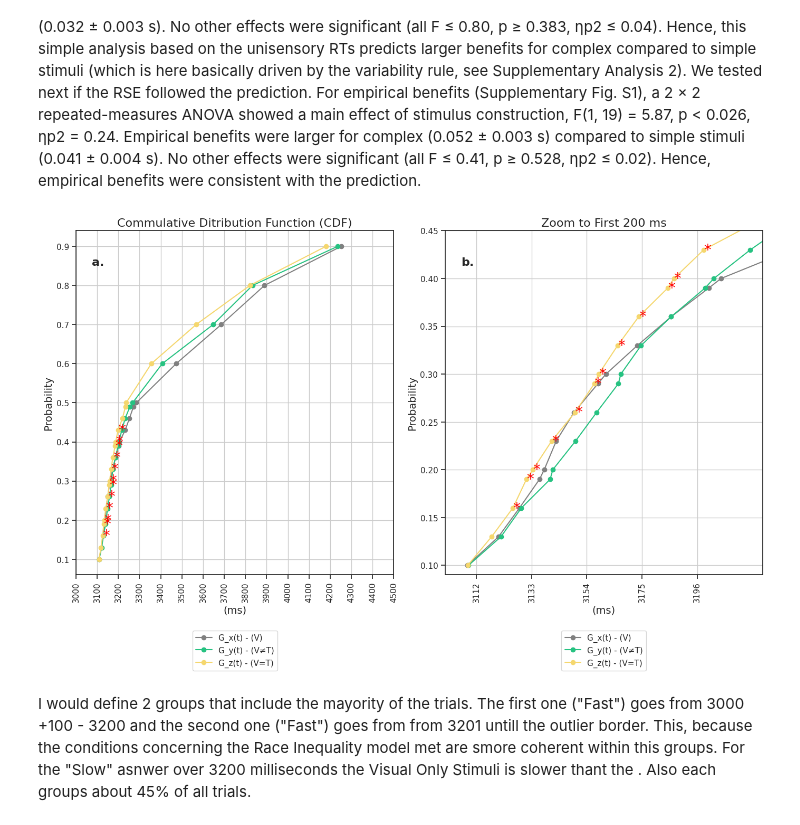
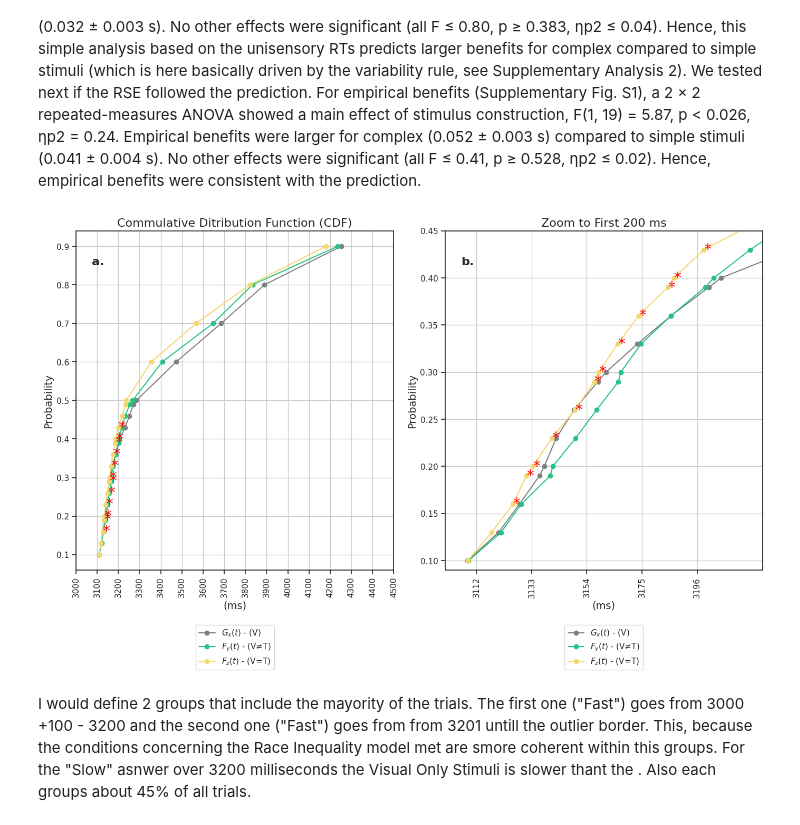
Before and after one commit to BenjaminDupre/m-b_thesis, a Jupyter notebook: Analysis/Analysis..ipynb, the cells around one changed output. Drawn from its saved outputs; the diff is of its cells as text; code cells hidden in the pictures.

```diff
--- a/Analysis/Analysis..ipynb
+++ b/Analysis/Analysis..ipynb
@@ -1441,9 +1441,9 @@ def race_model(X, Y, Z, P, Plot):
     if Plot:
         plt.figure(figsize=(12,6))
         #bin_edges = range(3000, int(work_df_no_outl['time_ms'].max()) + 100, 100)
-        plt.plot(Xp, P, '-o', label='G_x(t) - (Visual Only)')
-        plt.plot(Yp, P, '-o', label='G_y(t) - (Visual + Tactile Incongruent )')
-        plt.plot(Zp, P, '-o', label='G_z(t) - (Visual + Tactile Congruent)')
+        plt.plot(Xp, P, '-o', label='$F_x(t)$ - (Visual Only)')
+        plt.plot(Yp, P, '-o', label='$F_y(t)$ - (Visual + Tactile Incongruent )')
+        plt.plot(Zp, P, '-o', label='$F_z(t)$ - (Visual + Tactile Congruent)')
 
         #plt.plot(Bp, P, '-', label='G_x(t)+G_y(t)')
         #plt.axis([min(Ux + Uy + Uz) - 10,
@@ -1727,9 +1727,9 @@ fig, axes = plt.subplots(1, 2, figsize=(14, 9))
 # bin_edges = range(3000, int(work_df_no_outl['time_ms'].max()) + 100, 100)
 
 # Plot on the first subplot (axes[0])
-axes[0].plot(Xp, P, '-o', label='G_x(t) - (V)', color='grey')
-axes[0].plot(Yp, P, '-o', label='G_y(t) - (V≠T)', color='#26C281')
-axes[0].plot(Zp, P, '-o', label='G_z(t) - (V=T)', color='#F5D76E')
+axes[0].plot(Xp, P, '-o', label='$G_x(t)$ - (V)', color='grey')
+axes[0].plot(Yp, P, '-o', label='$F_y(t)$ - (V≠T)', color='#26C281')
+axes[0].plot(Zp, P, '-o', label='$F_z(t)$ - (V=T)', color='#F5D76E')
 
 x_ticks = range(3000, 4500 + 10, 100)
 circle = plt.Circle((0.5, 0.5), 0.4, color='white', fill=True)
@@ -1749,43 +1749,43 @@ axes[0].text(0.05, 0.9, "a.", transform=axes[0].transAxes, fontsize=16, fontweig
 
 
 # Plot on the second subplot (axes[1])
-axes[1].plot(Xp, P, '-o', label='G_x(t) - (V)', color='grey')
-axes[1].plot(Yp, P, '-o', label='G_y(t) - (V≠T)', color='#26C281')
-axes[1].plot(Zp, P, '-o', label='G_z(t) - (V=T)', color='#F5D76E')
+axes[1].plot(Xp, P, '-o', label='$G_x(t)$ - (V)', color='grey')
+axes[1].plot(Yp, P, '-o', label='$F_y(t)$ - (V≠T)', color='#26C281')
+axes[1].plot(Zp, P, '-o', label='$F_z(t)$ - (V=T)', color='#F5D76E')
 
 x_ticks = range(3070, 3200 + 10, 21)
 
 # Set the x-tick positions and labels
 axes[1].set_xticks(x_ticks)
 axes[1].set_xticklabels([str(tick) for tick in x_ticks], rotation=90)
 
 axes[1].set_ylim(0.09, 0.45)
 axes[1].set_xlim(3100, 3221)
 axes[1].grid()
 axes[1].set_title('Zoom to First 200 ms', fontsize=16)
 axes[1].set_xlabel('(ms)', fontsize=14)
 axes[1].set_ylabel('Probability', fontsize=14)
 axes[1].legend(loc=4)
 axes[1].text(0.05, 0.9, "b.", transform=axes[1].transAxes, fontsize=16, fontweight='bold')
 
 # Move the legend outside and to the bottom of the graph
 axes[0].legend(loc="upper center", bbox_to_anchor=(0.5, -0.15))
 # Move the legend outside and to the bottom of the graph
 axes[1].legend(loc="upper center", bbox_to_anchor=(0.5, -0.15))
 
 significant_probabilities = [0.16, 0.19, 0.2, 0.23, 0.26, 0.29, 0.3, 0.33, 0.36, 0.39, 0.4, 0.43]
 
 # Plot significant points with asterisks
 for ax in axes:
     for prob in significant_probabilities:
         idx = min(range(len(P)), key=lambda i: abs(P[i] - prob))  # Find the closest index to the specified probability
         x_coord = Zp[idx]  # Get the x-coordinate corresponding to the closest y-value
         ax.annotate('*', (x_coord, prob), fontsize=20, color='red', ha='left', va='center')
 
 plt.tight_layout()
 plt.show()
 # %% [output]
-[figure, old version]
+[figure, new version]
 # %% [markdown]
 I would define 2 groups that include the mayority of the trials. The first one ("Fast") goes from 3000 +100 -  3200 and the second one ("Fast") goes from from 3201 untill the outlier border. This, because the conditions concerning the Race Inequality model met are smore coherent within this groups. For the "Slow" asnwer over 3200 milliseconds the Visual Only Stimuli is slower thant the . Also each groups about 45% of all trials.
 # %%
```
Also changed, not shown: parts of 1 cell of this notebook, 6 other files.
